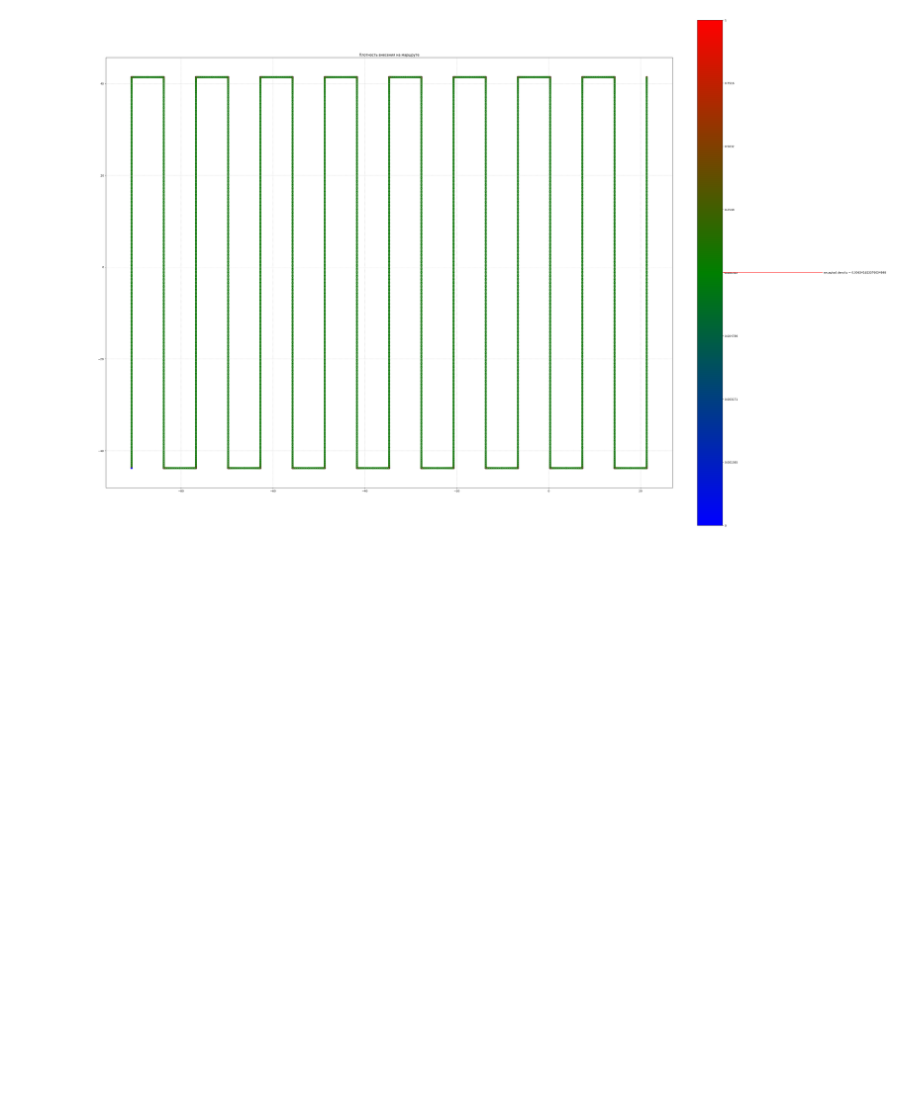
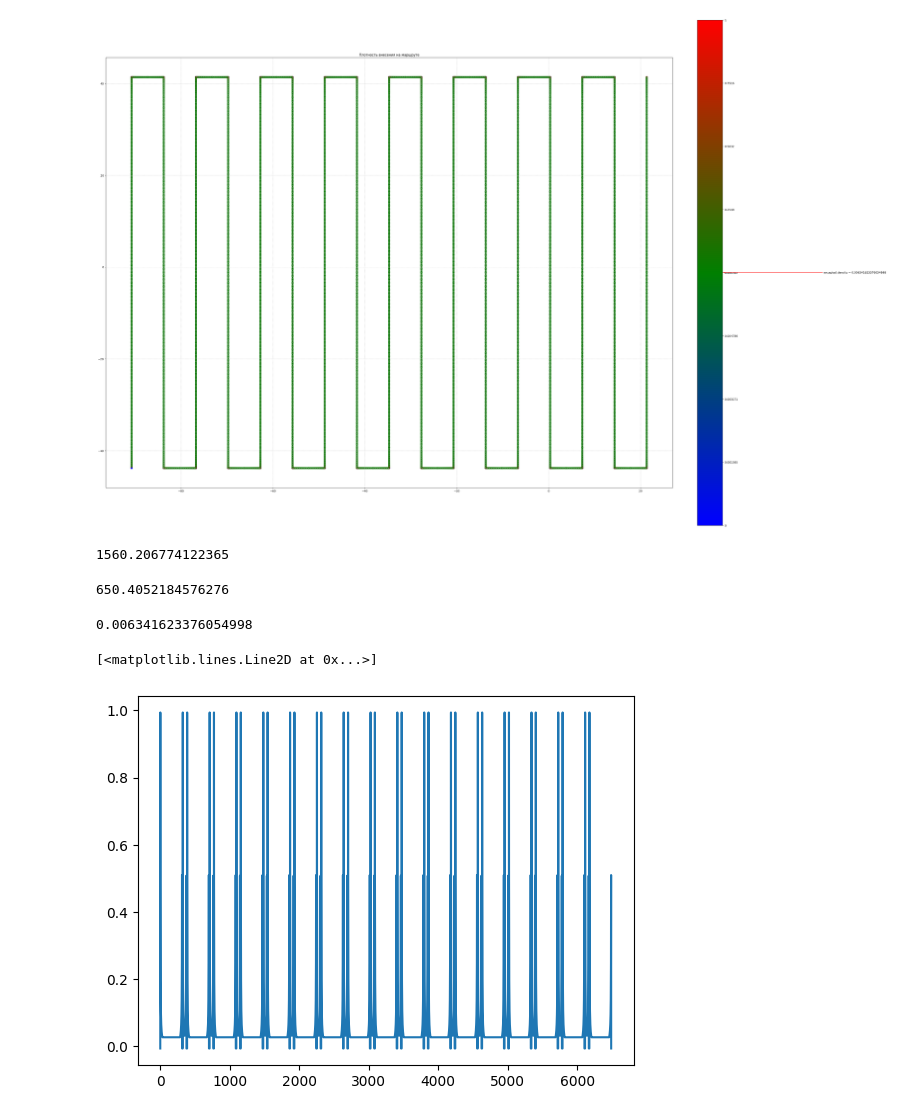
Before and after one commit to nodax-hub/Simulate, a Jupyter notebook: copmensate.ipynb, the cells around one changed output. Saved outputs shown, nothing was run; the diff lists cells and outputs as text; code cells hidden in the pictures; blank space fills up the shorter version.

```diff
--- a/copmensate.ipynb
+++ b/copmensate.ipynb
@@ -74,3 +74,20 @@ dtype: float64
 diff = 0.050956255283306044
 СКО = 0.011465469526653492
 [figure]
+# %%
+pf.profile.total_distance
+# %% [output]
+1560.206774122365
+# %%
+pf.profile.total_duration
+# %% [output]
+650.4052184576276
+# %%
+pf.density
+# %% [output]
+0.006341623376054998
+# %%
+plt.plot(pf.diff_density)
+# %% [output]
+[<matplotlib.lines.Line2D at 0x...>]
+[figure, added]
```
Also changed, not shown: parts of 7 cells of this notebook, 13 other files.
